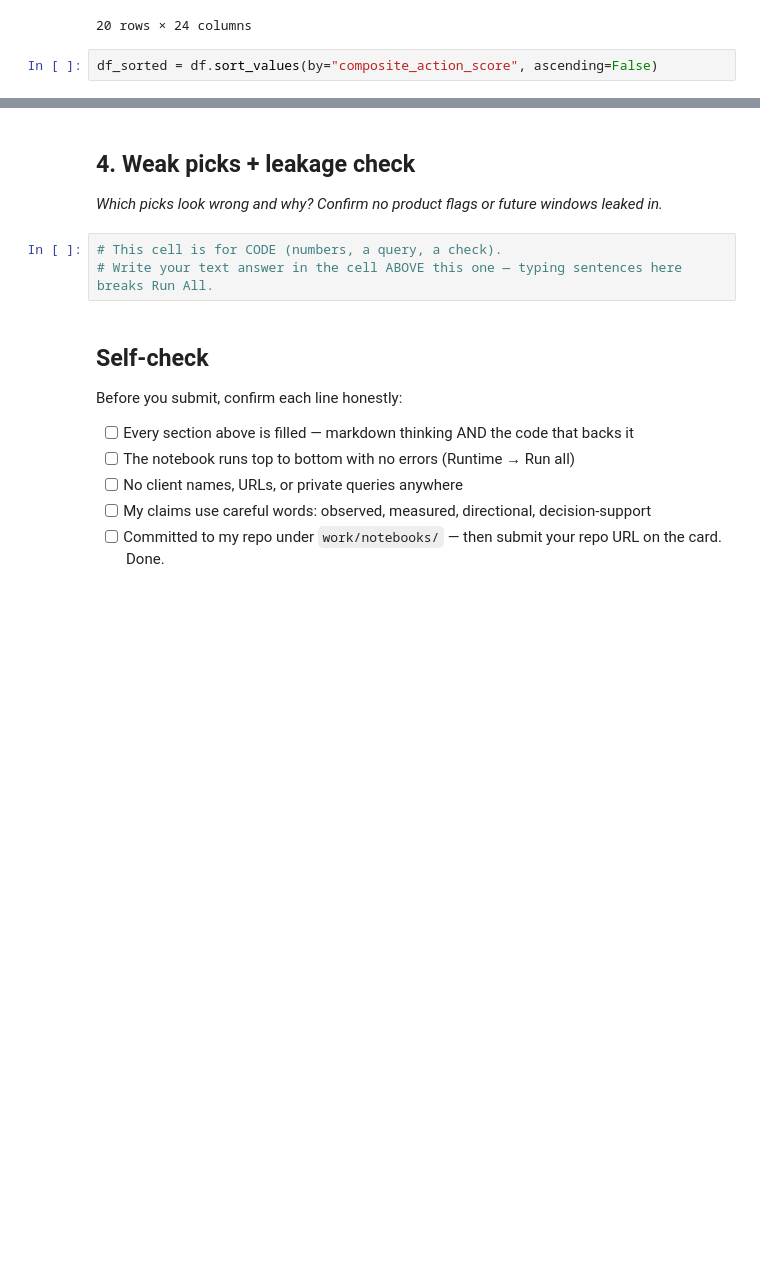
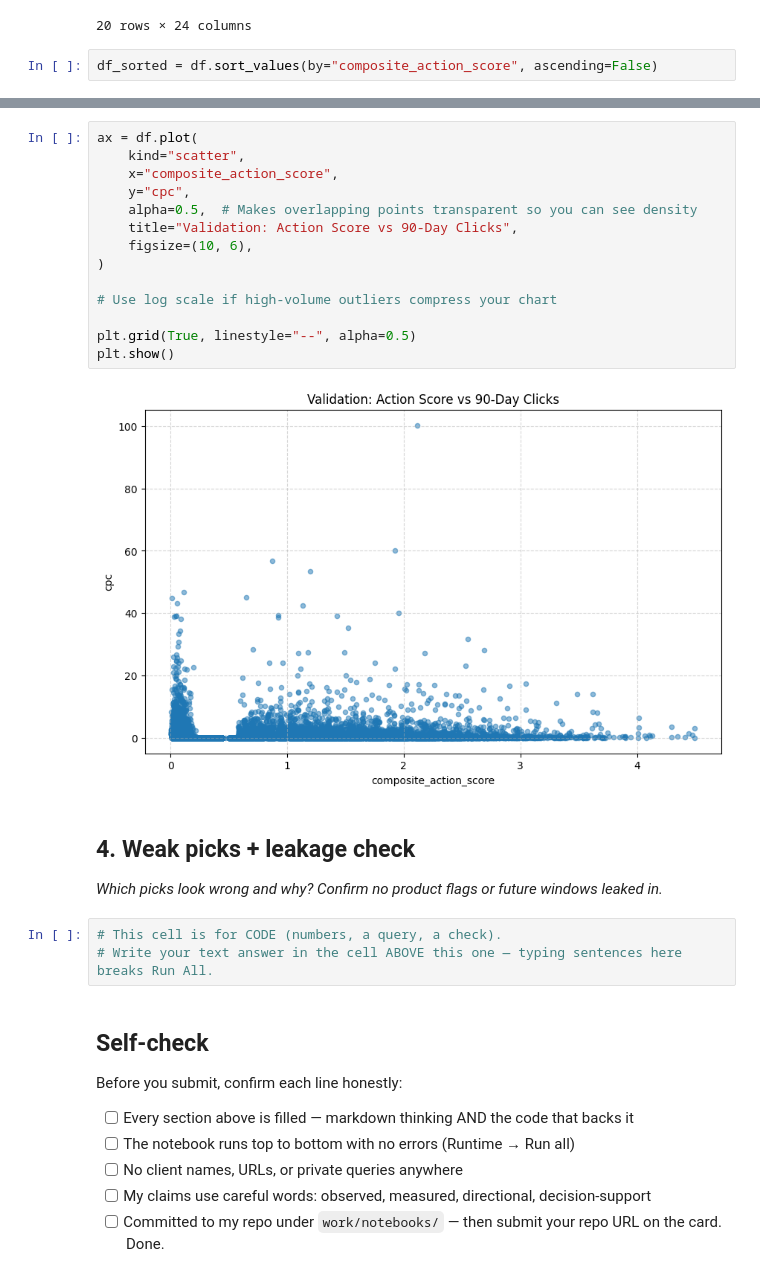
Before and after one commit to Maryam-Shile/flyrank_ml_internship, a Jupyter notebook: work/notebooks/w04_baseline_score.ipynb, the cells around one changed output, grey strips where cells are left out. Drawn from its saved outputs; the diff is of its cells as text; blank space fills up the shorter version.

```diff
--- a/work/notebooks/w04_baseline_score.ipynb
+++ b/work/notebooks/w04_baseline_score.ipynb
@@ -483,6 +483,22 @@ plt.show()
 # %% [output]
 [figure]
 [figure]
+# %%
+ax = df.plot(
+    kind="scatter",
+    x="composite_action_score",
+    y="cpc",
+    alpha=0.5,  # Makes overlapping points transparent so you can see density
+    title="Validation: Action Score vs 90-Day Clicks",
+    figsize=(10, 6),
+)
+
+# Use log scale if high-volume outliers compress your chart
+
+plt.grid(True, linestyle="--", alpha=0.5)
+plt.show()
+# %% [output]
+[figure, added]
 # %% [markdown]
 ## 4. Weak picks + leakage check
 
```
Also changed, not shown: parts of 2 cells of this notebook.
